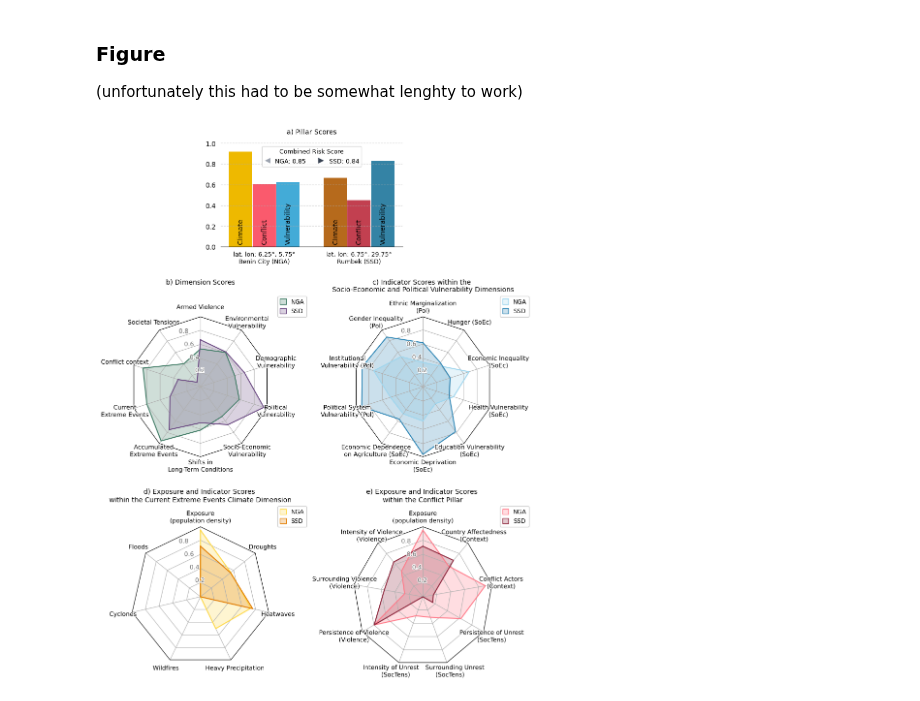
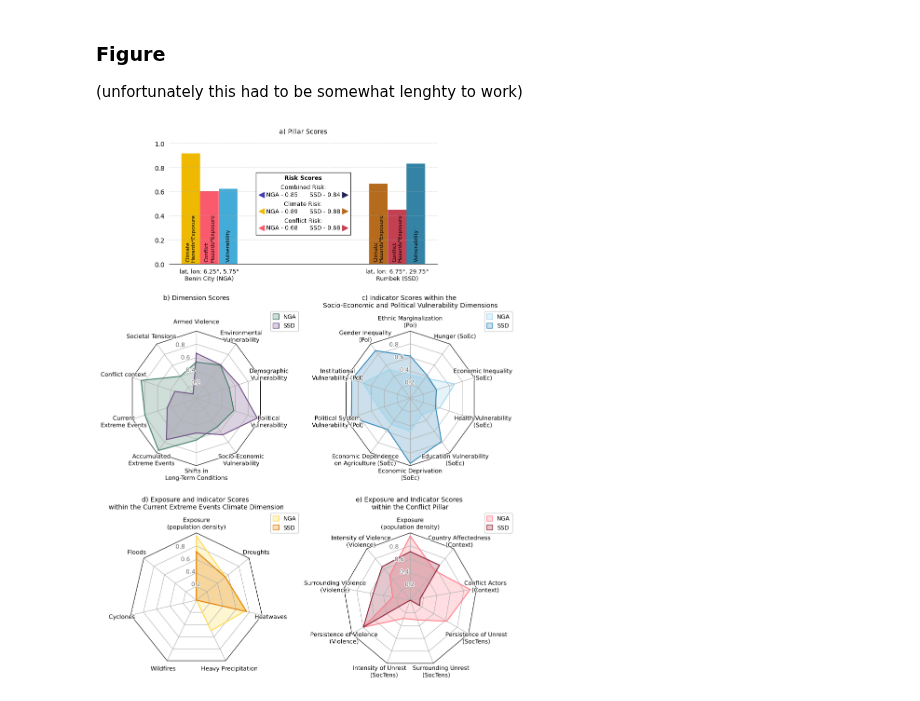
Before and after one commit to ccew-unibw/ccvi-data, a Jupyter notebook: paper/ccvi_paper_analysis.ipynb, the cells around one changed output. Drawn from its saved outputs; the diff is of its cells as text; code cells hidden in the pictures.

```diff
--- a/paper/ccvi_paper_analysis.ipynb
+++ b/paper/ccvi_paper_analysis.ipynb
@@ -129,12 +127,0 @@ helper function
-# %%
-from utils.conversions import pgid_to_coords
-def ccvi_series_to_xarray(series: pd.Series) -> xr.DataArray:
-    """
-    Converts pd series with pgid for one timestep to xarray in lat/lon format.
-    """
-    temp = series.reset_index()
-    temp['coords'] =  temp.pgid.apply(pgid_to_coords)
-    temp['lat'] = temp['coords'].apply(lambda x: x[0])
-    temp['lon'] = temp['coords'].apply(lambda x: x[1])
-    da = temp.set_index(['lat', 'lon'])[series.name].to_xarray().astype(float)
-    return da
@@ -283,17 +296,15 @@ df_full[[s for s in scores if s != ""]].corr()
 # %%
 fig, axs = plt.subplots(2,1, figsize=(8,14))
 # conflict risk vs. climate risk
-axs[0].scatter(df_full.CON_risk, df_full.CLI_risk, c=df_full.VUL, cmap='managua_r', s=1)
+axs[0].scatter(df_full.CON_risk, df_full.CLI_risk, color=color_ccvi2, s=1)
 axs[0].set_xlabel("Conflict Risk")
 axs[0].set_ylabel("Climate Risk")
 axs[0].set_title("a) Conflict Risk vs. Climate Risk")
-fig.colorbar(mpl.cm.ScalarMappable(cmap="managua_r"), ax=axs[0], fraction=0.1, label='Vulnerability')
 # conflict hazard*exposure vs. climate hazard*exposure
-axs[1].scatter(df_full.CON, df_full.VUL, c=df_full.CON_risk, cmap='managua_r', s=1)
+axs[1].scatter(df_full.CON, df_full.VUL, color=color_con2, s=1)
 axs[1].set_xlabel("Conflict Hazard*Exposure")
 axs[1].set_ylabel("Vulnerability")
-axs[1].set_title("b) Conflict Hazard*Exposure vs. Vulnerability by Conflict Risk")
-fig.colorbar(mpl.cm.ScalarMappable(cmap="managua_r"), ax=axs[1], fraction=0.1, label='Conflict Risk')
+axs[1].set_title("b) Conflict Hazard*Exposure vs. Vulnerability")
 # adjust axes
 for ax in axs:
     ax.set_ylim([0, 1])
@@ -550,18 +642,43 @@ ax1 = fig.add_subplot(3,2,(1,2))
 bars = np.arange(.5, 2, .5)
 pillars = ["CLI", "CON", "VUL"]
 nga = ax1.bar(bars, nga_highest[pillars], width=.49, color=[color_cli1, color_con1, color_vul1])
-ssd = ax1.bar(bars+2, ssd_highest[pillars], width=.49, color=[color_cli2, color_con2, color_vul2])
-ax1.set_xticks([1, 3], labels=locations, size=label_size)#, rotation=45, ha="right", rotation_mode="anchor")
-bar_labels = ["Climate", "Conflict", "Vulnerability"]
+ssd = ax1.bar(bars+5, ssd_highest[pillars], width=.49, color=[color_cli2, color_con2, color_vul2])
+ax1.set_xticks([1, 6], labels=locations, size=label_size)#, rotation=45, ha="right", rotation_mode="anchor")
+bar_labels = ["Climate\nHazards*Exposure", "Conflict\nHazards*Exposure", "Vulnerability"]
 for i, bar in enumerate(nga):
-    ax1.text(bar.get_x()+.25, bar.get_y()+.02, bar_labels[i], rotation=90, ha="center", va="bottom", size=title_size)
+    ax1.text(bar.get_x()+.25, bar.get_y()+.02, bar_labels[i], rotation=90, ha="center", va="bottom", ma="left", size=label_size-1)
 for i, bar in enumerate(ssd):
-    ax1.text(bar.get_x()+.25, bar.get_y()+.02, bar_labels[i], rotation=90, ha="center", va="bottom", size=title_size)
-handles = [
-    mpl.lines.Line2D([0],[0], marker='<', color='w', markerfacecolor=color_light, label=f"NGA: {round(nga_highest["CCVI"], 2)}", markersize=10, linestyle='None'),
-    mpl.lines.Line2D([0],[0], marker='>', color='w', markerfacecolor=color_dark, label=f"SSD: {round(ssd_highest["CCVI"], 2)}", markersize=10, linestyle='None')
+    ax1.text(bar.get_x()+.25, bar.get_y()+.02, bar_labels[i], rotation=90, ha="center", va="bottom", ma="left", size=label_size-1)
+rows = [
+    dict(
+        header="Combined Risk:",
+        nga=f"NGA - {round(nga_highest['CCVI'], 2)}",  nga_color=color_ccvi1,
+        ssd=f"SSD - {round(ssd_highest['CCVI'], 2)}",  ssd_color=color_ccvi2,
+    ),
+    dict(
+        header="Climate Risk:",
+        nga=f"NGA - {round(nga_highest['CLI_risk'], 2)}", nga_color=color_cli1,
+        ssd=f"SSD - {round(ssd_highest['CLI_risk'], 2)}", ssd_color=color_cli2,
+    ),
+    dict(
+        header="Conflict Risk:",
+        nga=f"NGA - {round(nga_highest['CON_risk'], 2)}", nga_color=color_con1,
+        ssd=f"SSD - {round(ssd_highest['CON_risk'], 2)}", ssd_color=color_con2,
+    ),
 ]
-ax1.legend(handles=handles, handlelength=1, handleheight=1, title="Combined Risk Score", loc="upper center", ncols=2, fontsize=legend_size, title_fontsize=legend_size)
+
+add_risk_legend_box(
+    ax1,
+    rows,
+    title="Risk Scores",
+    fontsize=legend_size,
+    title_fontsize=legend_size,
+    loc="center",
+    sep=18,
+    header_pad=2,   # tighter
+    rowsep=5,       # smaller group gap
+    title_sep=5
+)
 ax1.set_ylim(0, 1)
 ax1.grid(axis="y", alpha=0.5, linestyle="--")
 ax1.tick_params(
@@ -692,32 +809,32 @@ conflict_indicators = [
     'CON_context_country'
 ]
 conflict_labels = [
     'Exposure\n(population density)',
     'Intensity of Violence\n(Violence)',
     'Surrounding Violence\n(Violence)',
     'Persistence of Violence\n(Violence)',
     'Intensity of Unrest     \n(SocTens)',
     '     Surrounding Unrest\n(SocTens)',
     'Persistence of Unrest\n(SocTens)',
     'Conflict Actors\n(Context)',
     'Country Affectedness\n(Context)'
 ]
 theta = radar_factory(len(conflict_indicators), frame='polygon')
 ax5 = fig.add_subplot(326, projection = "radar")
 ax5 = radar_chart(
     ax = ax5,
     theta=theta,
     indicators = conflict_indicators,
     labels = conflict_labels,
     color_nga = mpl.colormaps["conflict"]([.4]),
     color_ssd = mpl.colormaps["conflict"]([1.0])
 )
 ax5.set_title("e) Exposure and Indicator Scores \nwithin the Conflict Pillar", size=title_size, y=1.15)
 
 plt.subplots_adjust(hspace=0.5, wspace=0.45)
 pos = ax1.get_position()
-ax1.set_position((pos.x0 +.2, pos.y0, pos.width-.4, pos.height-.05))
+ax1.set_position((pos.x0 +.1, pos.y0, pos.width-.2, pos.height-.02))
 plt.savefig("paper/figures/figure3-risk-profiles.png", dpi=300, bbox_inches="tight")
 plt.show()
 # %% [output]
-[figure, old version]
+[figure, new version]
```
Also changed, not shown: parts of 9 cells of this notebook, 6 other files.
